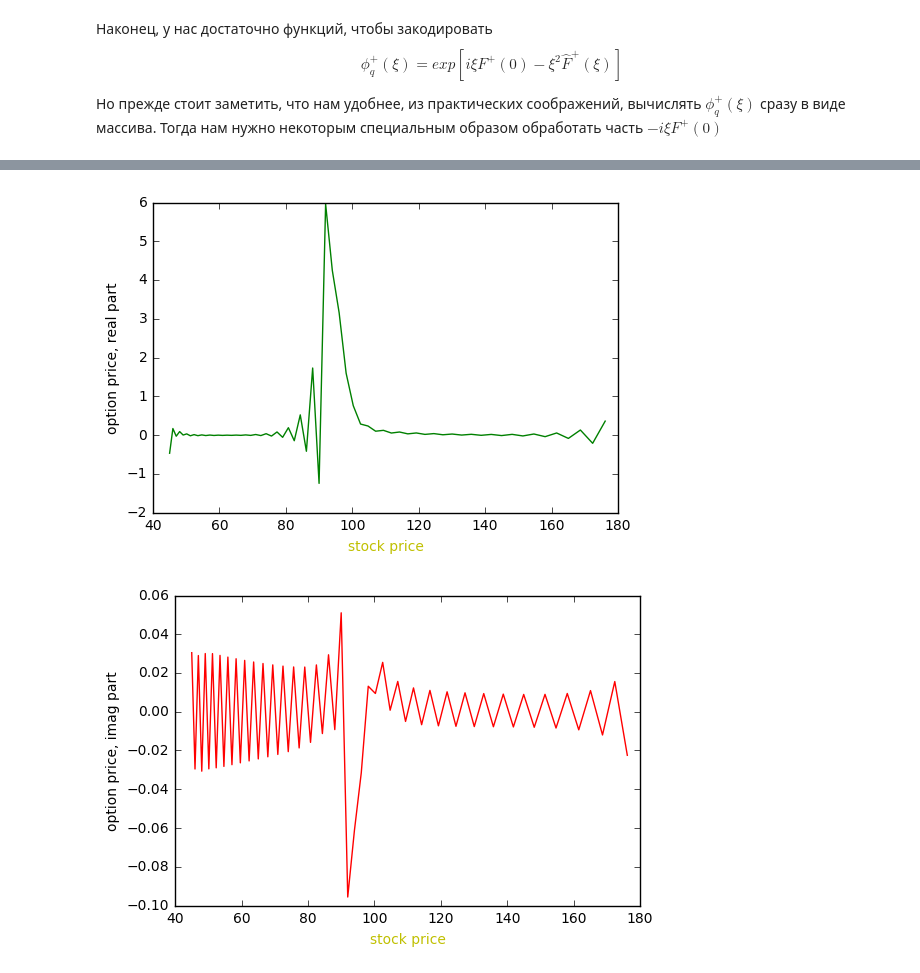
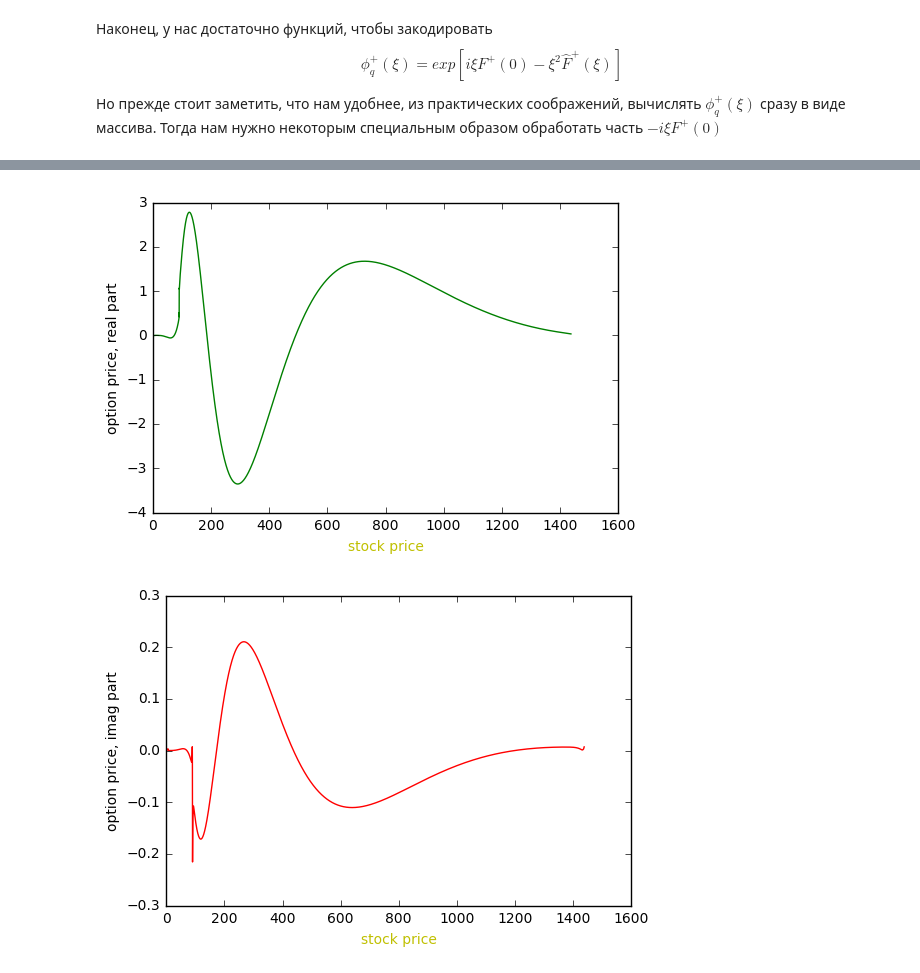
Before and after one commit to inwise/wh-barrier-python, a Jupyter notebook: BS, new mex factorization formulae.ipynb, the cells around one changed output, grey strips where cells are left out. Drawn from its saved outputs; the diff is of its cells as text; code cells hidden in the pictures.

```diff
--- a/BS, new mex factorization formulae.ipynb
+++ b/BS, new mex factorization formulae.ipynb
@@ -54,8 +54,8 @@ $$ K = ln(K), H = ln(H) $$
 Укладываем $M$ точек между $L \cdot ln(1/2)$  и $ L \cdot ln(2) $
 # %%
 # constants in log scale for price, by Zanette
-M = 2**6  # number of points in price grid
-L = 1  # scaling coefficient
+M = 2**12  # number of points in price grid
+L = 4  # scaling coefficient
 y_min = L * log(0.5)
 y_max = L * log(2.0)
 d = (y_max - y_min) / M  # discretization step
@@ -75,7 +75,7 @@ plt.show()
 # %%
 original_prices_array = H_original * exp(y_space)
 # time discretization
-N = 1  # number_of_time_steps
+N = 60  # number_of_time_steps
 delta_t = T/N
 
 plt.plot(original_prices_array, color = 'y')
@@ -355,24 +480,28 @@ plt.show()
 # %%
 phi_minus_array = make_phi_minus_array(xi_space)
 phi_plus_array = make_phi_plus_array(xi_space)
 
 # main cycle (iterating over time)
 f_n = array(f_N)
 #plt.plot(original_prices_array, f_n)
 for i in range(N):
    f_n_plus_1 = factor * fft.ifft(phi_minus_array *
        fft.fft(indicator(fft.ifft(phi_plus_array * fft.fft(f_n)), H)))
    f_n = f_n_plus_1
 
 plt.plot(original_prices_array, f_n_plus_1.real, 'g')
 plt.xlabel('stock price', color = 'y')
 plt.ylabel('option price, real part')
+filename_real_pic = "out_bsmex_l_re N %2d L %.1f M %2d.png"  % (N, L, M)
+plt.savefig("out_pictures/" + filename_real_pic)
 plt.show()
 
 plt.plot(original_prices_array, f_n_plus_1.imag, 'r')
 plt.xlabel('stock price', color = 'y')
 plt.ylabel('option price, imag part')
+filename_imag_pic = "out_bsmex_l_im N %2d L %.1f M %2d.png"  % (N, L, M)
+plt.savefig("out_pictures/" + filename_imag_pic)
 plt.show()
 # %% [output]
-[figure, old version]
+[figure, new version]
-[figure, old version]
+[figure, new version]
```
Also changed, not shown: parts of 17 cells of this notebook.
